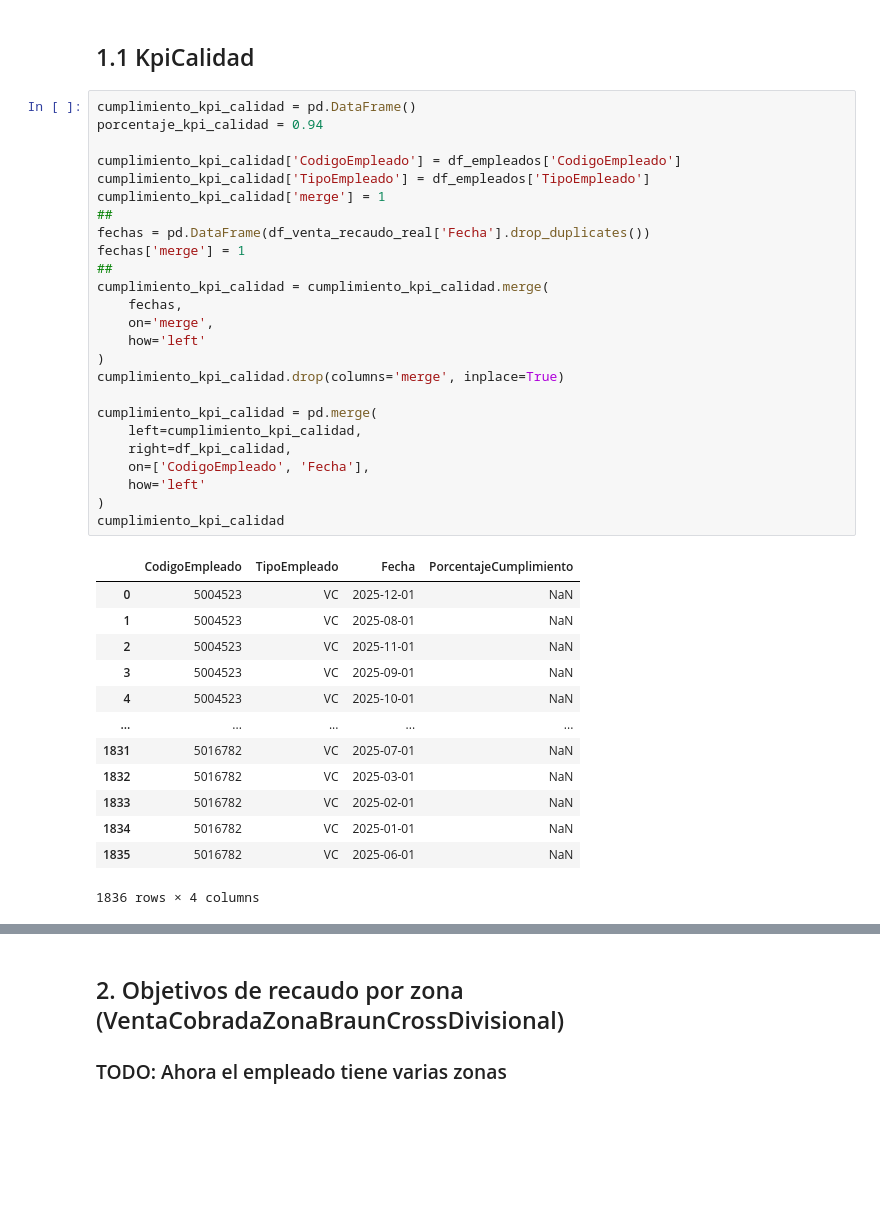
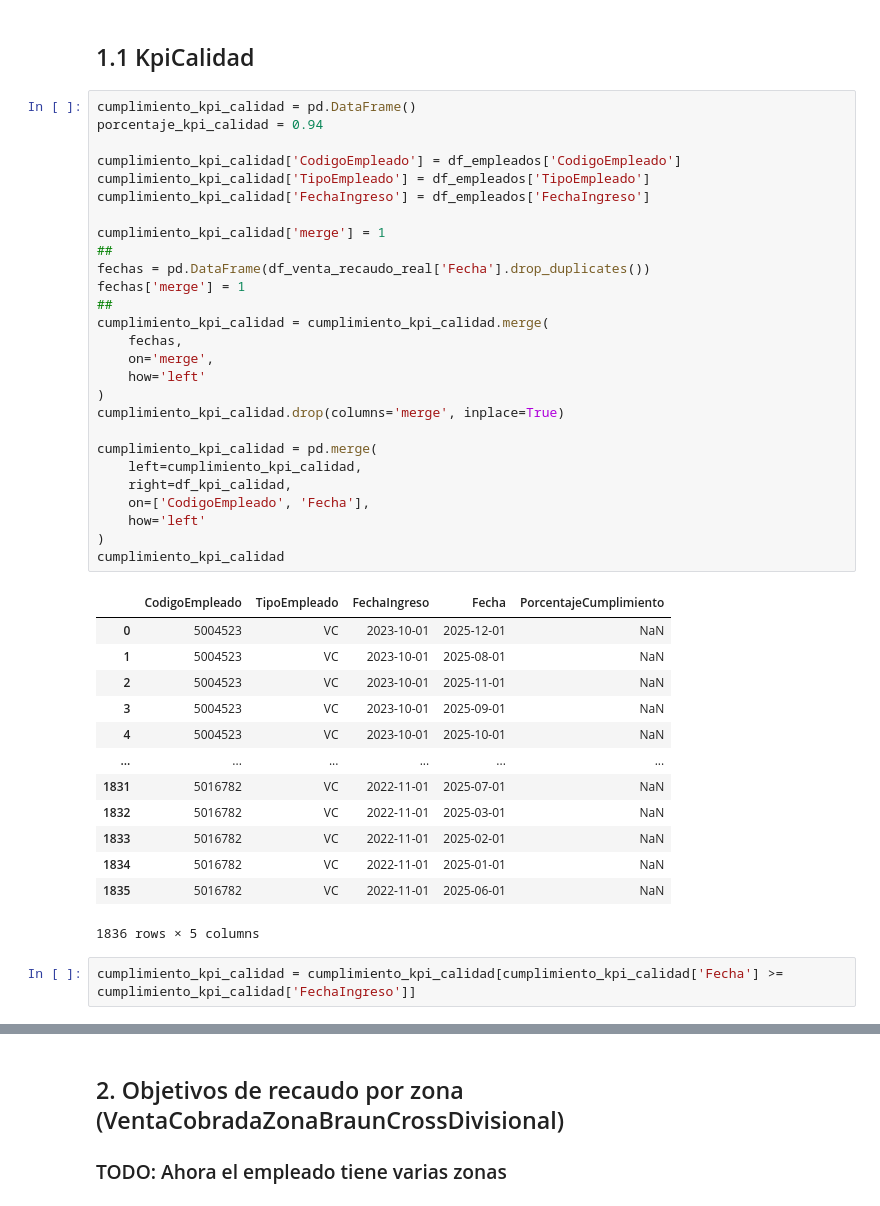
Before and after one commit to Crispelinho/Liquidations-Incentives-Jupyter, a Jupyter notebook: 1. Cálculo Variables Liquidaciones (Nueva Parrilla - 2024).ipynb, the cells around one changed output, grey strips where cells are left out. Drawn from its saved outputs; the diff is of its cells as text; blank space fills up the shorter version.

```diff
--- a/1. Cálculo Variables Liquidaciones (Nueva Parrilla - 2024).ipynb
+++ b/1. Cálculo Variables Liquidaciones (Nueva Parrilla - 2024).ipynb
@@ -717,42 +698,46 @@ df_parrillas[
 # %%
 cumplimiento_kpi_calidad = pd.DataFrame()
 porcentaje_kpi_calidad = 0.94
 
 cumplimiento_kpi_calidad['CodigoEmpleado'] = df_empleados['CodigoEmpleado']
 cumplimiento_kpi_calidad['TipoEmpleado'] = df_empleados['TipoEmpleado']
+cumplimiento_kpi_calidad['FechaIngreso'] = df_empleados['FechaIngreso']
+
 cumplimiento_kpi_calidad['merge'] = 1
 ##
 fechas = pd.DataFrame(df_venta_recaudo_real['Fecha'].drop_duplicates())
 fechas['merge'] = 1
 ##
 cumplimiento_kpi_calidad = cumplimiento_kpi_calidad.merge(
     fechas,
     on='merge',
     how='left'
 )
 cumplimiento_kpi_calidad.drop(columns='merge', inplace=True)
 
 cumplimiento_kpi_calidad = pd.merge(
     left=cumplimiento_kpi_calidad,
     right=df_kpi_calidad,
     on=['CodigoEmpleado', 'Fecha'],
     how='left'
 )
 cumplimiento_kpi_calidad
 # %% [output]
-|  | CodigoEmpleado | TipoEmpleado | Fecha | PorcentajeCumplimiento |
-| 0 | 5004523 | VC | 2025-12-01 | NaN |
-| 1 | 5004523 | VC | 2025-08-01 | NaN |
-| 2 | 5004523 | VC | 2025-11-01 | NaN |
-| 3 | 5004523 | VC | 2025-09-01 | NaN |
-| 4 | 5004523 | VC | 2025-10-01 | NaN |
-| ... | ... | ... | ... | ... |
-| 1831 | 5016782 | VC | 2025-07-01 | NaN |
-| 1832 | 5016782 | VC | 2025-03-01 | NaN |
-| 1833 | 5016782 | VC | 2025-02-01 | NaN |
-| 1834 | 5016782 | VC | 2025-01-01 | NaN |
-| 1835 | 5016782 | VC | 2025-06-01 | NaN |
+|  | CodigoEmpleado | TipoEmpleado | FechaIngreso | Fecha | PorcentajeCumplimiento |
+| 0 | 5004523 | VC | 2023-10-01 | 2025-12-01 | NaN |
+| 1 | 5004523 | VC | 2023-10-01 | 2025-08-01 | NaN |
+| 2 | 5004523 | VC | 2023-10-01 | 2025-11-01 | NaN |
+| 3 | 5004523 | VC | 2023-10-01 | 2025-09-01 | NaN |
+| 4 | 5004523 | VC | 2023-10-01 | 2025-10-01 | NaN |
+| ... | ... | ... | ... | ... | ... |
+| 1831 | 5016782 | VC | 2022-11-01 | 2025-07-01 | NaN |
+| 1832 | 5016782 | VC | 2022-11-01 | 2025-03-01 | NaN |
+| 1833 | 5016782 | VC | 2022-11-01 | 2025-02-01 | NaN |
+| 1834 | 5016782 | VC | 2022-11-01 | 2025-01-01 | NaN |
+| 1835 | 5016782 | VC | 2022-11-01 | 2025-06-01 | NaN |
-1836 rows × 4 columns
+1836 rows × 5 columns
+# %%
+cumplimiento_kpi_calidad = cumplimiento_kpi_calidad[cumplimiento_kpi_calidad['Fecha'] >= cumplimiento_kpi_calidad['FechaIngreso']]
 # %%
 cumplimiento_kpi_calidad['Variable'] = 'KpiCalidad'
 cumplimiento_kpi_calidad['PorcentajeCumplimiento'].fillna(porcentaje_kpi_calidad, inplace=True)
```
Also changed, not shown: parts of 50 cells of this notebook.
